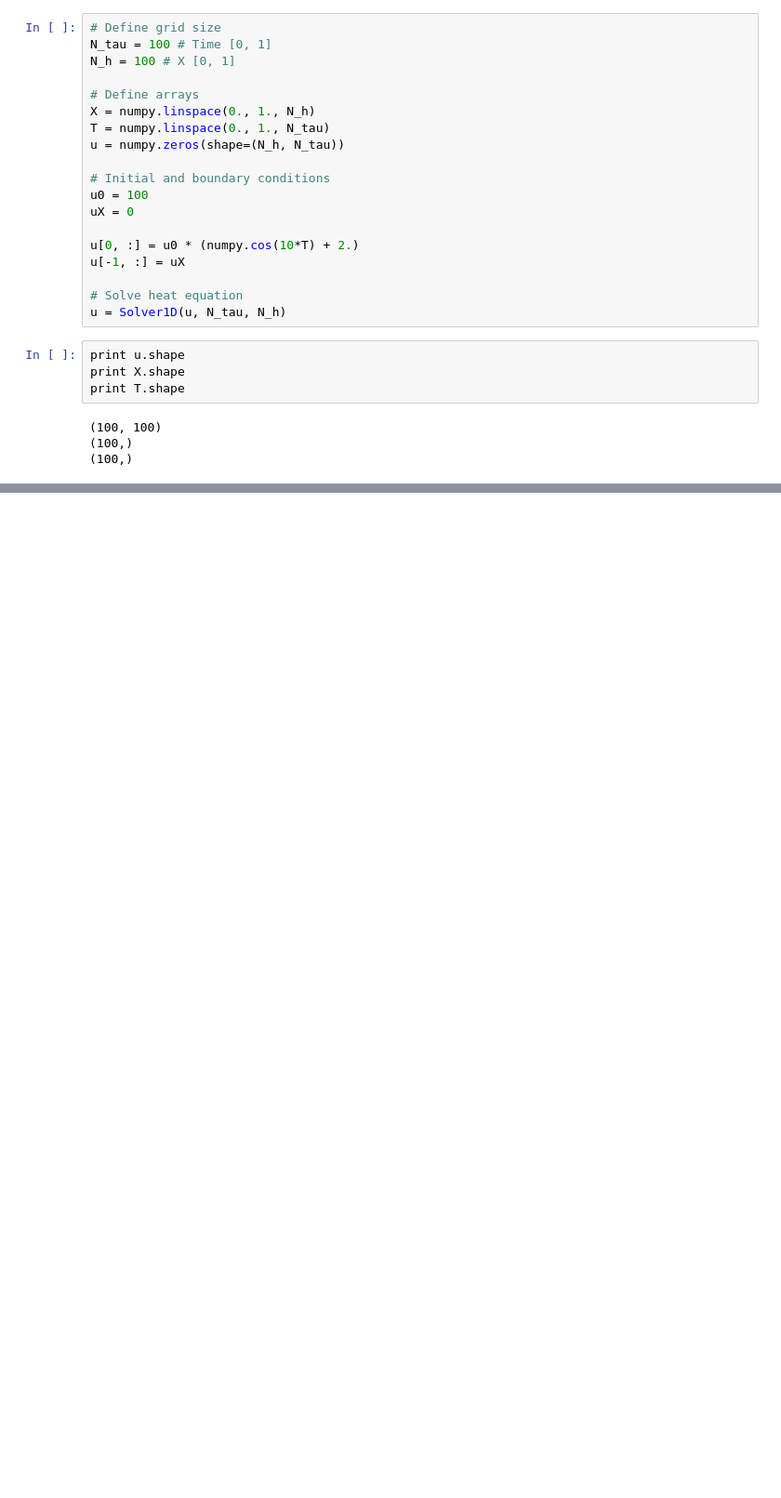
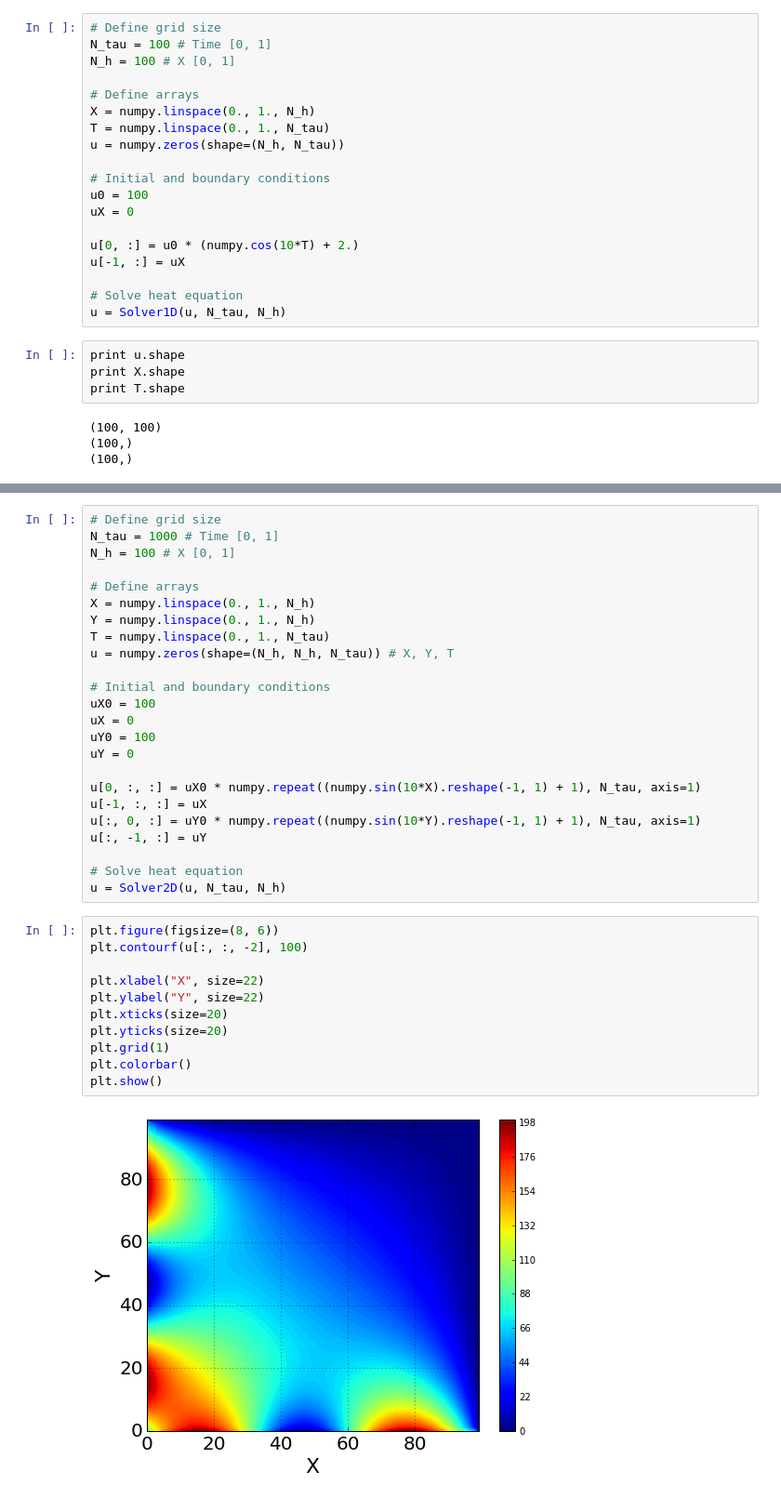
Before and after one commit to hushchyn-mikhail/heat, a Jupyter notebook: HeatEquationNumeric.ipynb, the cells around one changed output, grey strips where cells are left out. Shown: that part at 93% size. Cells and saved outputs as stored; diff of their text form; blank space fills up the shorter version.

Commit message:
2D heat equation solution

```diff
--- a/HeatEquationNumeric.ipynb
+++ b/HeatEquationNumeric.ipynb
@@ -152,0 +323,37 @@ plt.show()
+# %%
+# Define grid size
+N_tau = 1000 # Time [0, 1]
+N_h = 100 # X [0, 1]
+
+# Define arrays
+X = numpy.linspace(0., 1., N_h)
+Y = numpy.linspace(0., 1., N_h)
+T = numpy.linspace(0., 1., N_tau)
+u = numpy.zeros(shape=(N_h, N_h, N_tau)) # X, Y, T
+
+# Initial and boundary conditions
+uX0 = 100
+uX = 0
+uY0 = 100
+uY = 0
+
+u[0, :, :] = uX0 * numpy.repeat((numpy.sin(10*X).reshape(-1, 1) + 1), N_tau, axis=1)
+u[-1, :, :] = uX
+u[:, 0, :] = uY0 * numpy.repeat((numpy.sin(10*Y).reshape(-1, 1) + 1), N_tau, axis=1)
+u[:, -1, :] = uY
+
+# Solve heat equation
+u = Solver2D(u, N_tau, N_h)
+# %%
+plt.figure(figsize=(8, 6))
+plt.contourf(u[:, :, -2], 100)
+
+plt.xlabel("X", size=22)
+plt.ylabel("Y", size=22)
+plt.xticks(size=20)
+plt.yticks(size=20)
+plt.grid(1)
+plt.colorbar()
+plt.show()
+# %% [output]
+[figure, added]
```
Also changed, not shown: parts of 5 cells of this notebook.
